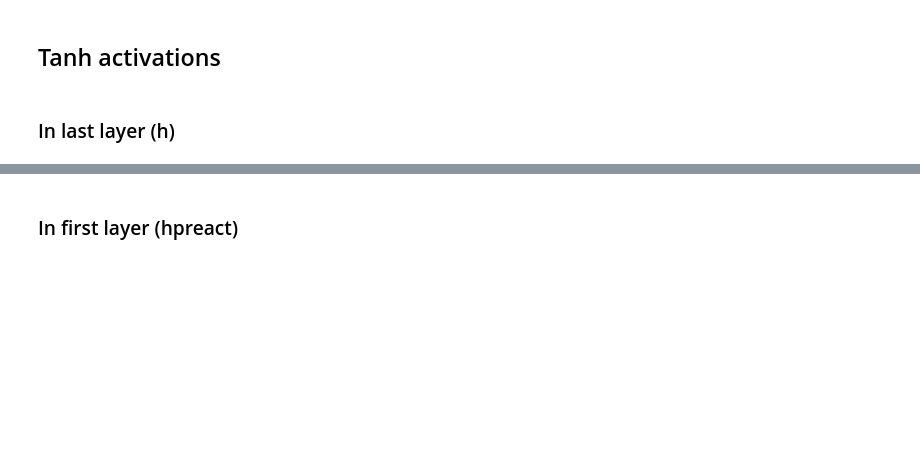
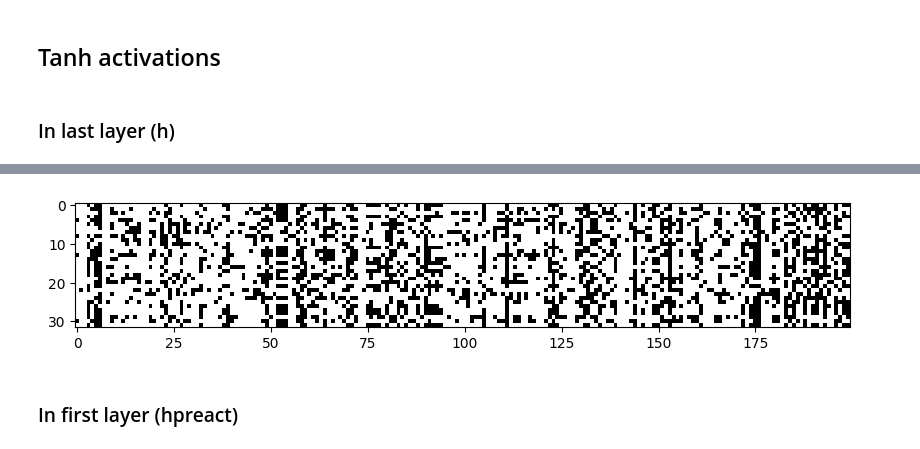
Before and after one commit to omlnaut/nn_zero_to_hero, a Jupyter notebook: nbs/04_activations_and_gradients.ipynb, the cells around one changed output, grey strips where cells are left out. Saved outputs shown, nothing was run; the diff lists cells and outputs as text; code cells hidden in the pictures; blank space fills up the shorter version.

```diff
--- a/nbs/04_activations_and_gradients.ipynb
+++ b/nbs/04_activations_and_gradients.ipynb
@@ -186,6 +252,14 @@ Tanh of $|1|$ is problematic because it gives zero gradient, killing the backpro
 Another visualization:
 - Visualize booolean mask of h with cutoff at $.99$
   - imshow is white when True is plotted
+# %%
+too_high = h.detach().numpy()>.99
+
+fig,ax = plt.subplots(figsize=(10,5))
+ax.imshow(too_high, cmap='Greys')
+plt.show()
+# %% [output]
+[figure, added]
 # %% [markdown]
 ### In first layer (hpreact)
 # %% [markdown]
```
Also changed, not shown: parts of 27 cells of this notebook.
